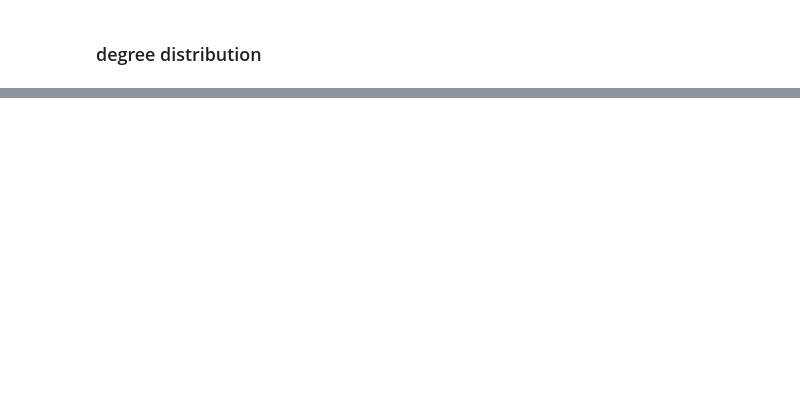
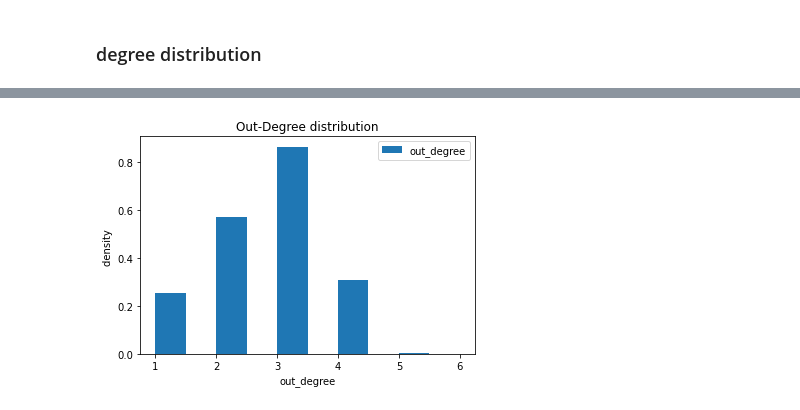
Before and after one commit to moerfii/network_science_uzh, a Jupyter notebook: project/test.ipynb, the cells around one changed output, grey strips where cells are left out. Saved outputs shown, nothing was run; the diff lists cells and outputs as text; code cells hidden in the pictures; blank space fills up the shorter version.

```diff
--- a/project/test.ipynb
+++ b/project/test.ipynb
@@ -72,0 +107,6 @@ plot_hist(degrees, "Degree distribution", "degree", "degree")
+# %%
+
+out_degrees = [i[1] for i in graph.out_degree()]
+plot_hist(out_degrees, "Out-Degree distribution", "out_degree", "out_degree")
+# %% [output]
+[figure, added]
```
Also changed, not shown: parts of 15 cells of this notebook, 1 other file.
